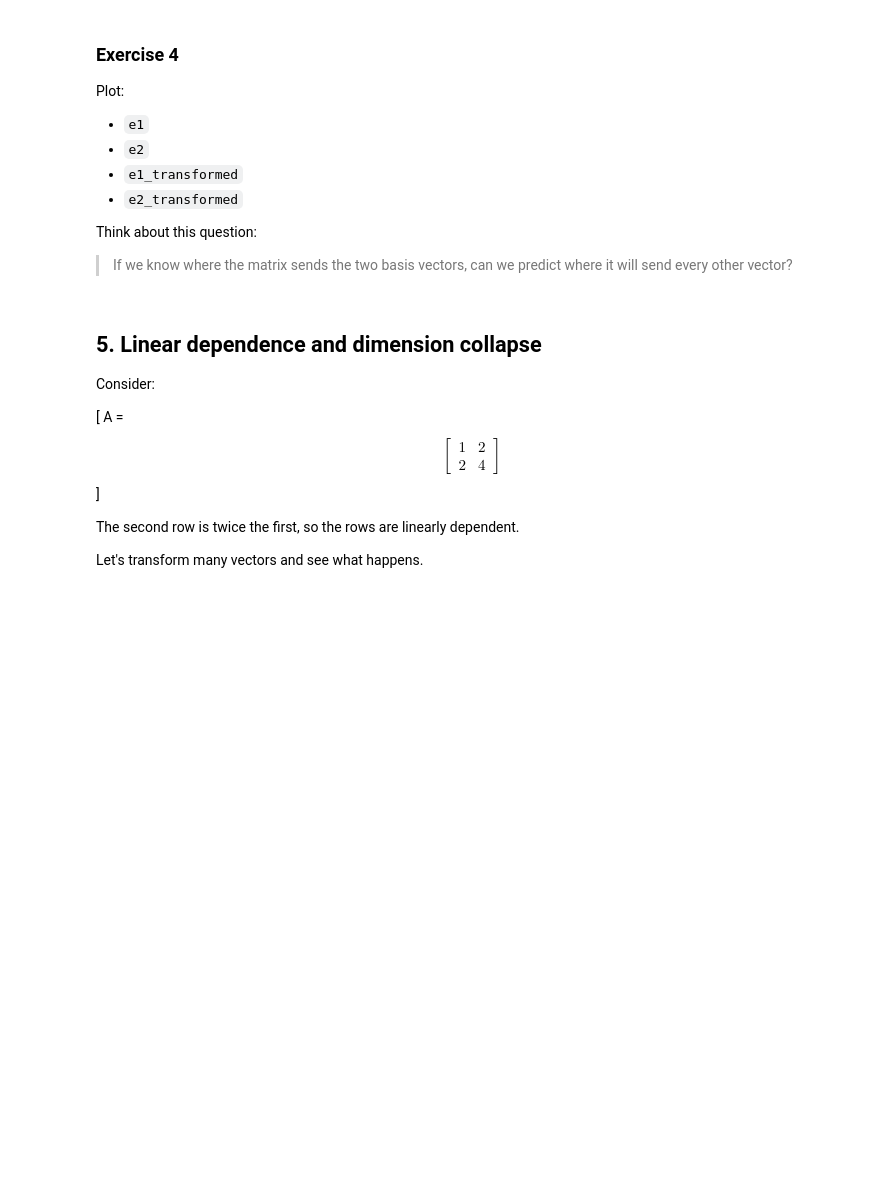
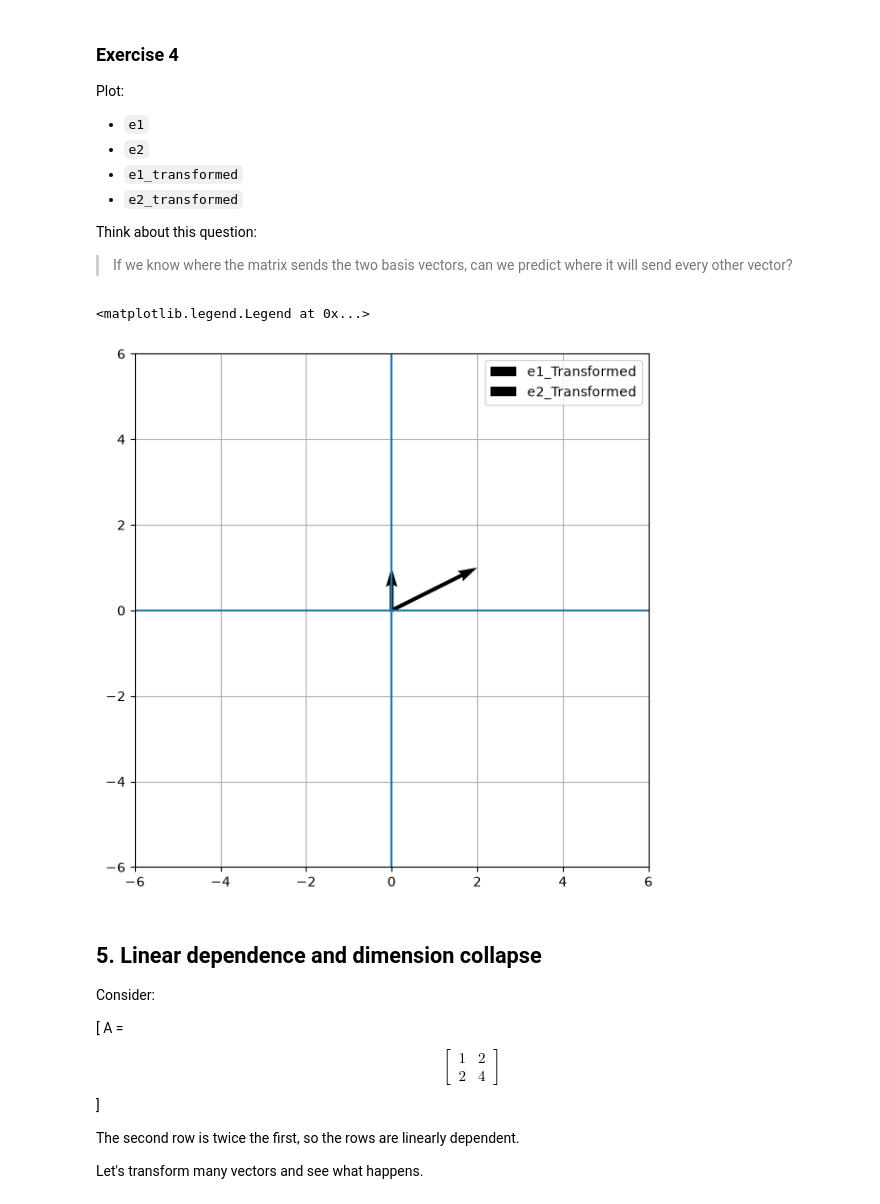
Before and after one commit to troymcgahey/jupyter-notebooks, a Jupyter notebook: notebooks/linear_algebra_visualization.ipynb, the cells around one changed output. Saved outputs shown, nothing was run; the diff lists cells and outputs as text; code cells hidden in the pictures; blank space fills up the shorter version.

```diff
--- a/notebooks/linear_algebra_visualization.ipynb
+++ b/notebooks/linear_algebra_visualization.ipynb
@@ -375,6 +378,47 @@ Think about this question:
 > If we know where the matrix sends the two basis vectors, can we predict where it will send every other vector?
 # %%
 # TODO: Plot the original and transformed basis vectors
+e_1 = np.array([1, 0])
+e_2 = np.array([0, 1])
+
+A = np.array([
+    [2, 1],
+    [0, 1]
+])
+
+e1_transformed = e_1 @ A
+e2_transformed = e_2 @ A
+
+fig, ax = plt.subplots()
+
+ax.quiver(
+    0, 0,
+    e1_transformed[0], e1_transformed[1],
+    angles="xy",
+    scale_units="xy",
+    scale=1,
+    label="e1_Transformed"
+)
+
+ax.quiver(
+    0, 0,
+    e2_transformed[0], e2_transformed[1],
+    angles="xy",
+    scale_units="xy",
+    scale=1,
+    label="e2_Transformed"
+)
+
+ax.axhline(0)
+ax.axvline(0)
+ax.grid()
+ax.set_aspect("equal")
+ax.set_xlim(-6, 6)
+ax.set_ylim(-6, 6)
+ax.legend()
+# %% [output]
+<matplotlib.legend.Legend at 0x...>
+[figure, added]
 # %% [markdown]
 ## 5. Linear dependence and dimension collapse
 
```
Also changed, not shown: parts of 4 cells of this notebook.
